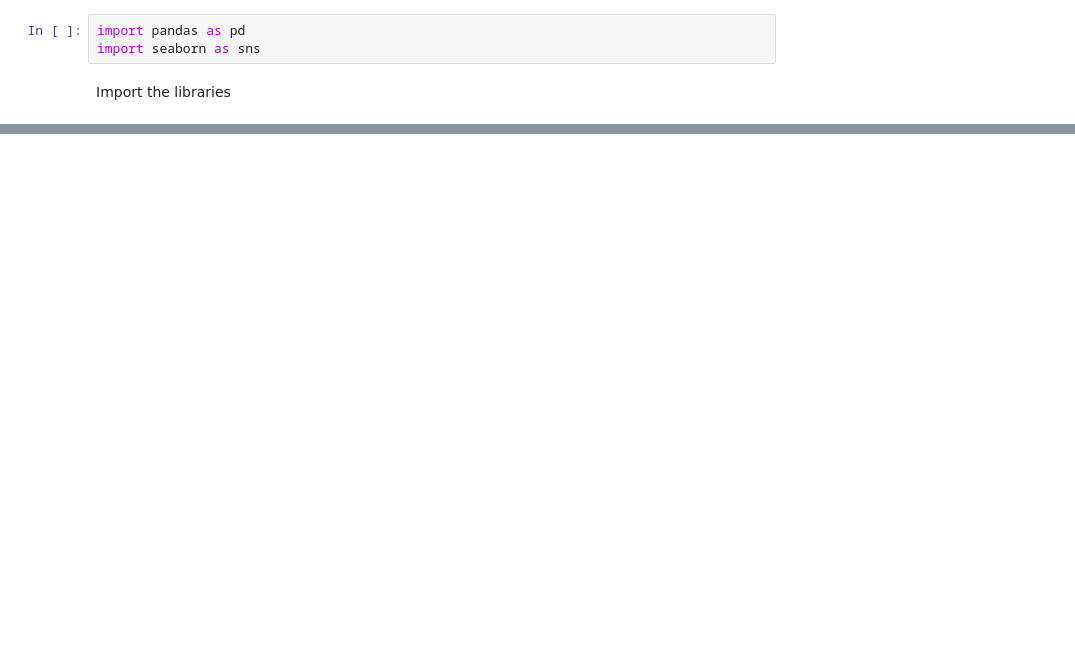
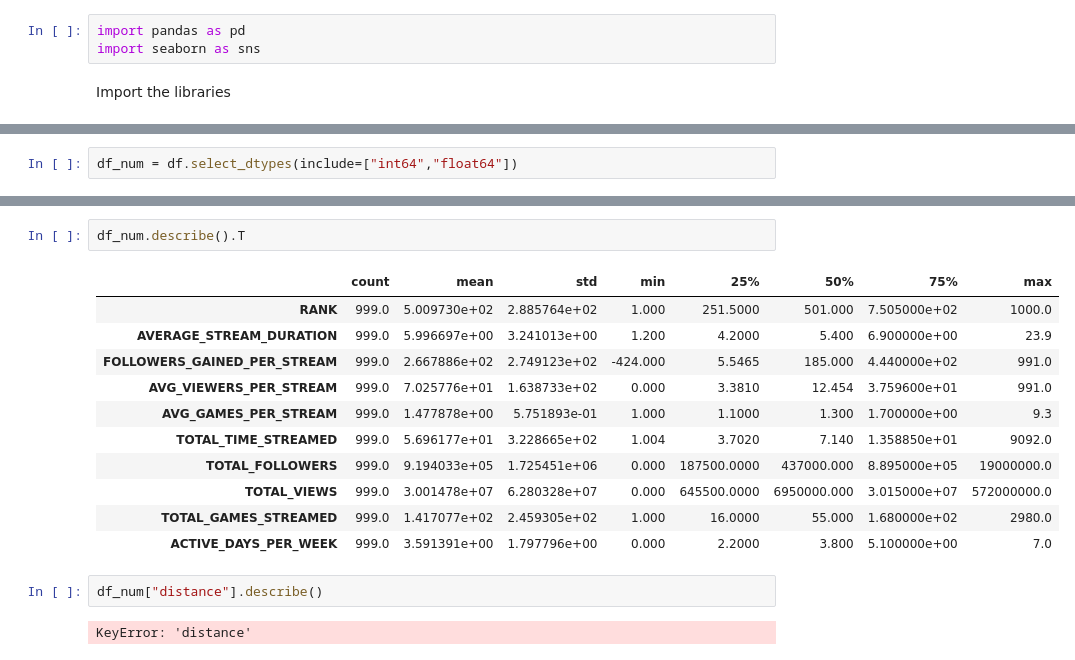
Before and after one commit to Mu5enna/Top1000TwitchStreamer_DataAnalysis, a Jupyter notebook: analysis.ipynb, the cells around one changed output, grey strips where cells are left out. Cells and saved outputs as stored; diff of their text form; blank space fills up the shorter version.

```diff
--- a/analysis.ipynb
+++ b/analysis.ipynb
@@ -22,0 +170,2 @@ df
+# %%
+df_num = df.select_dtypes(include=["int64","float64"])
@@ -22,0 +186,18 @@ df
+# %%
+df_num.describe().T
+# %% [output]
+|  | count | mean | std | min | 25% | 50% | 75% | max |
+| RANK | 999.0 | 5.009730e+02 | 2.885764e+02 | 1.000 | 251.5000 | 501.000 | 7.505000e+02 | 1000.0 |
+| AVERAGE_STREAM_DURATION | 999.0 | 5.996697e+00 | 3.241013e+00 | 1.200 | 4.2000 | 5.400 | 6.900000e+00 | 23.9 |
+| FOLLOWERS_GAINED_PER_STREAM | 999.0 | 2.667886e+02 | 2.749123e+02 | -424.000 | 5.5465 | 185.000 | 4.440000e+02 | 991.0 |
+| AVG_VIEWERS_PER_STREAM | 999.0 | 7.025776e+01 | 1.638733e+02 | 0.000 | 3.3810 | 12.454 | 3.759600e+01 | 991.0 |
+| AVG_GAMES_PER_STREAM | 999.0 | 1.477878e+00 | 5.751893e-01 | 1.000 | 1.1000 | 1.300 | 1.700000e+00 | 9.3 |
+| TOTAL_TIME_STREAMED | 999.0 | 5.696177e+01 | 3.228665e+02 | 1.004 | 3.7020 | 7.140 | 1.358850e+01 | 9092.0 |
+| TOTAL_FOLLOWERS | 999.0 | 9.194033e+05 | 1.725451e+06 | 0.000 | 187500.0000 | 437000.000 | 8.895000e+05 | 19000000.0 |
+| TOTAL_VIEWS | 999.0 | 3.001478e+07 | 6.280328e+07 | 0.000 | 645500.0000 | 6950000.000 | 3.015000e+07 | 572000000.0 |
+| TOTAL_GAMES_STREAMED | 999.0 | 1.417077e+02 | 2.459305e+02 | 1.000 | 16.0000 | 55.000 | 1.680000e+02 | 2980.0 |
+| ACTIVE_DAYS_PER_WEEK | 999.0 | 3.591391e+00 | 1.797796e+00 | 0.000 | 2.2000 | 3.800 | 5.100000e+00 | 7.0 |
+# %%
+df_num["distance"].describe()
+# %% [output]
+KeyError: 'distance'
```
Also changed, not shown: parts of 28 cells of this notebook.
